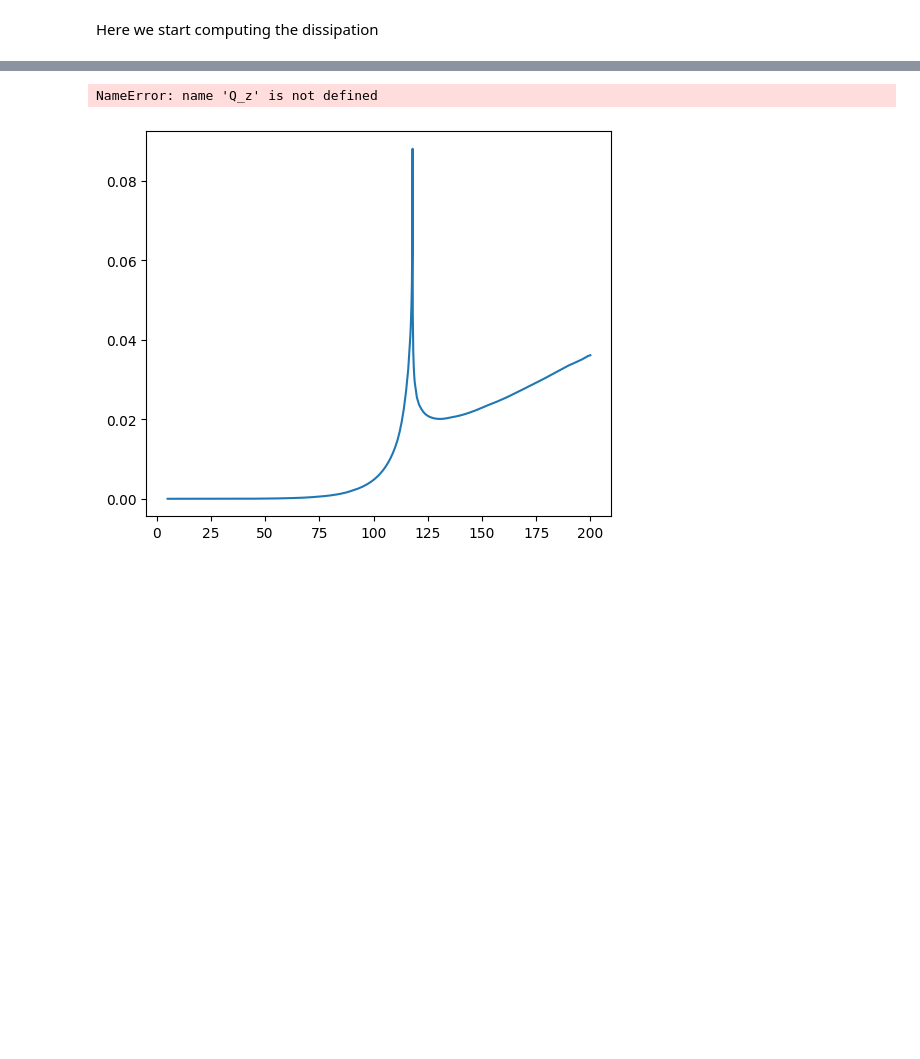
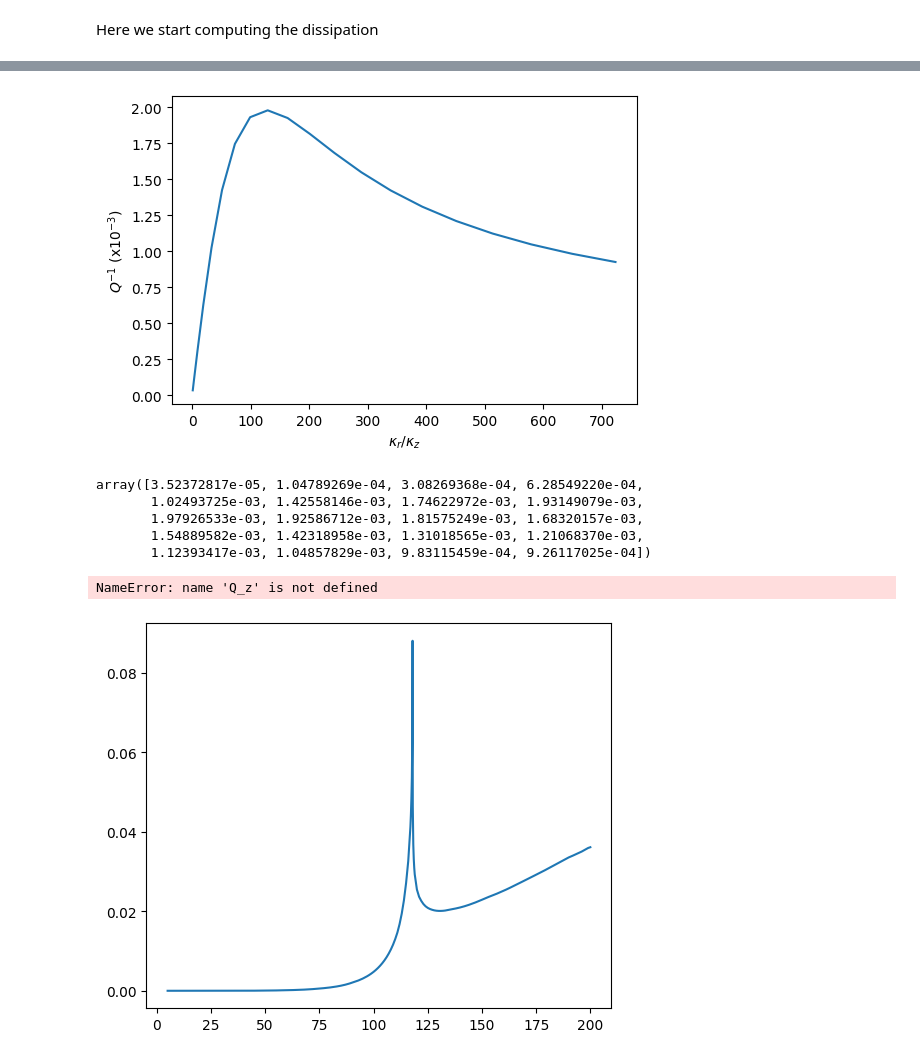
Before and after one commit to abermejillo/ted_anisotropy, a Jupyter notebook: anisotropic_dissipation_analysis.ipynb, the cells around one changed output, grey strips where cells are left out. Saved outputs shown, nothing was run; the diff lists cells and outputs as text; code cells hidden in the pictures; blank space fills up the shorter version.

```diff
--- a/anisotropic_dissipation_analysis.ipynb
+++ b/anisotropic_dissipation_analysis.ipynb
@@ -353,3 +298,21 @@ plt.show()
+# %%
+fig, ax = plt.subplots(1,1,figsize=(6,4), sharey=True)
+ax.plot(1/np.array(f_kr_kz),np.array(Q_RZ_ANISOTROPIC)[:,-1]*1000)
+#ax.scatter(T_data, diss_data*10**3,marker='o', s=25, facecolor='none',edgecolor='k')
+ax.set_ylabel(r'$Q^{-1}$ (x$10^{-3}$)')
+ax.set_xlabel(r'$\kappa_r/\kappa_z$')
+plt.subplots_adjust(wspace=0.1, hspace=0)
+plt.show()
+# %% [output]
+[figure, added]
+# %%
+np.array(Q_RZ_ANISOTROPIC)[:,-1]
+# %% [output]
+array([3.52372817e-05, 1.04789269e-04, 3.08269368e-04, 6.28549220e-04,
+       1.02493725e-03, 1.42558146e-03, 1.74622972e-03, 1.93149079e-03,
+       1.97926533e-03, 1.92586712e-03, 1.81575249e-03, 1.68320157e-03,
+       1.54889582e-03, 1.42318958e-03, 1.31018565e-03, 1.21068370e-03,
+       1.12393417e-03, 1.04857829e-03, 9.83115459e-04, 9.26117025e-04])
 # %%
 Q_anis_z = dis.dissipation_kz_kr_anis(thickness, r, nu, E, rho_, T, c_v_, kappa, kappa*0, alpha, w0, 200)
 
```
Also changed, not shown: parts of 55 cells of this notebook, 35 other files.
